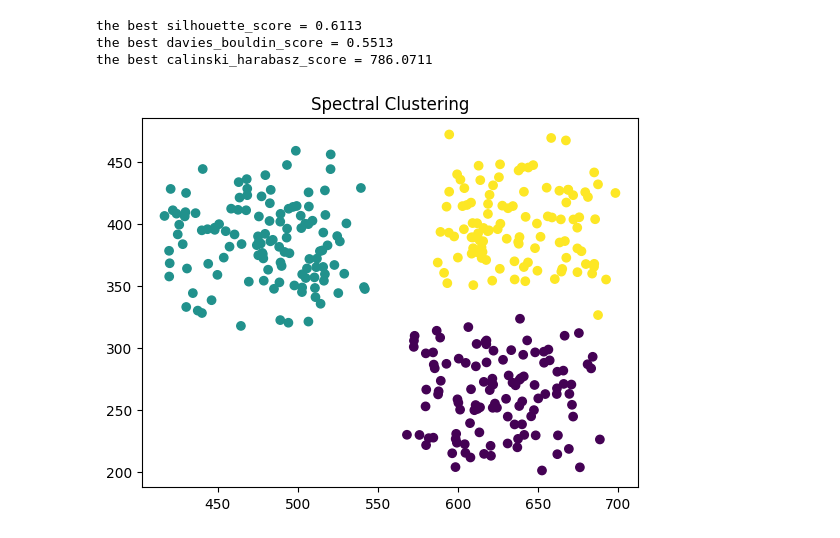
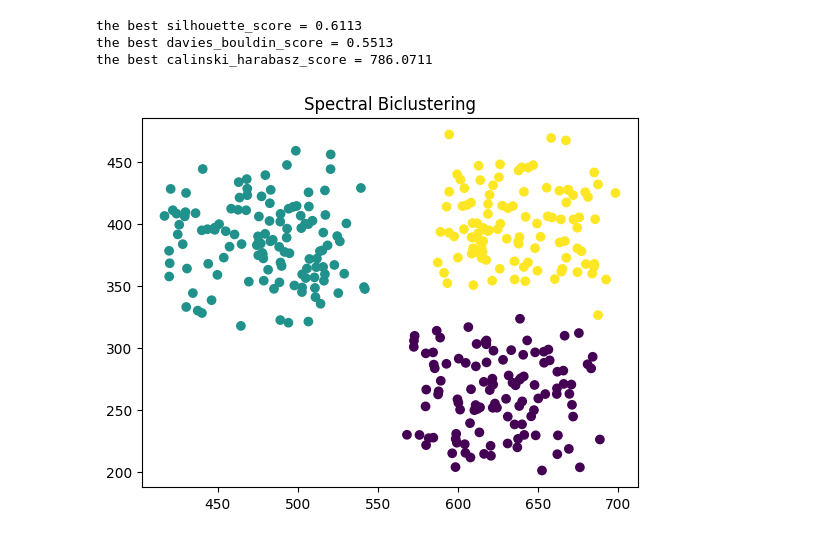
Before and after one commit to AIdjis/Clustering, a Jupyter notebook: notebooks/Spectral_Clustering.ipynb, the cells around one changed output. Cells and saved outputs as stored; diff of their text form; code cells hidden in the pictures.

Commit message:
📝 Update the Spectral Biclustering clustering algorithm output

```diff
--- a/notebooks/Spectral_Clustering.ipynb
+++ b/notebooks/Spectral_Clustering.ipynb
@@ -125,8 +140,8 @@ the best silhouette_score = 0.6113
 the best davies_bouldin_score = 0.5513
 the best calinski_harabasz_score = 786.0711
 # %%
-plt.title('Spectral Clustering')
+plt.title('Spectral Biclustering')
 plt.scatter(data['X'], data['Y'], c=spectral_bicluster.row_labels_)
 plt.show()
 # %% [output]
-[figure, old version]
+[figure, new version]
```
Also changed, not shown: parts of 1 cell of this notebook.
